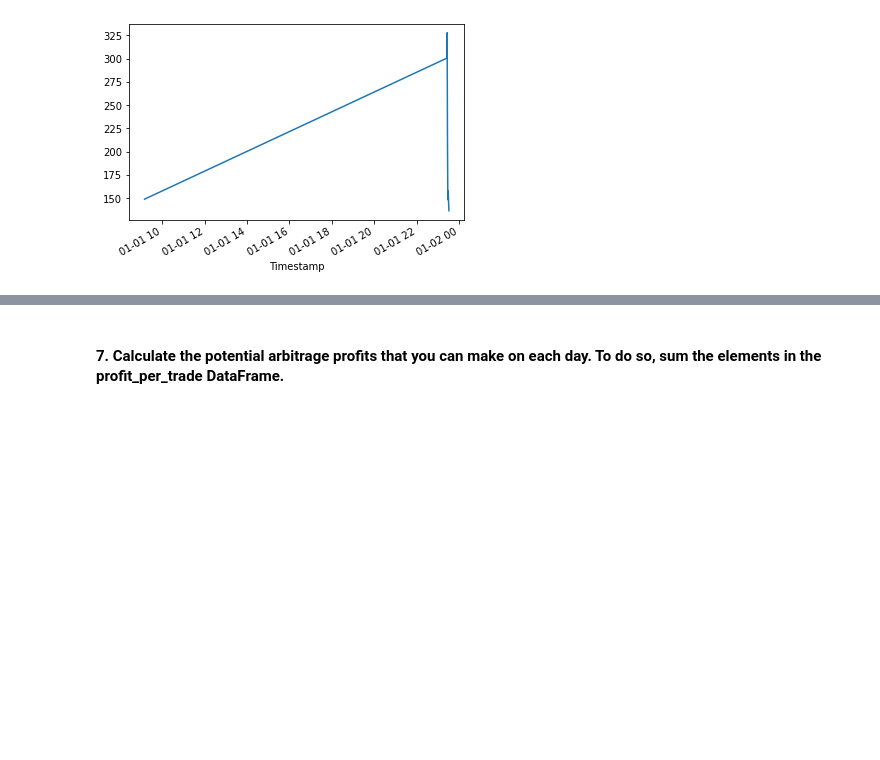
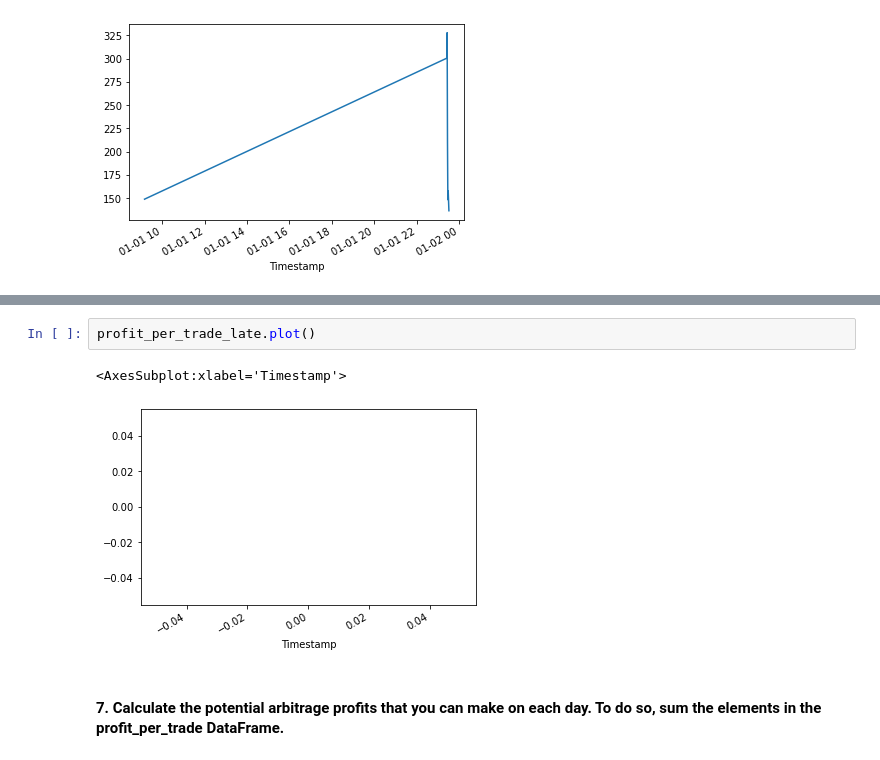
Before and after one commit to quintinbland/crypto_arbitrage, a Jupyter notebook: crypto_arbitrage.ipynb, the cells around one changed output, grey strips where cells are left out. Saved outputs shown, nothing was run; the diff lists cells and outputs as text; blank space fills up the shorter version.

```diff
--- a/crypto_arbitrage.ipynb
+++ b/crypto_arbitrage.ipynb
@@ -552,3 +650,8 @@ profit_per_trade_early.plot()
+# %%
+profit_per_trade_late.plot()
+# %% [output]
+<AxesSubplot:xlabel='Timestamp'>
+[figure, added]
 # %% [markdown]
 #### 7. Calculate the potential arbitrage profits that you can make on each day. To do so, sum the elements in the profit_per_trade DataFrame.
 # %%
```
Also changed, not shown: parts of 21 cells of this notebook.
